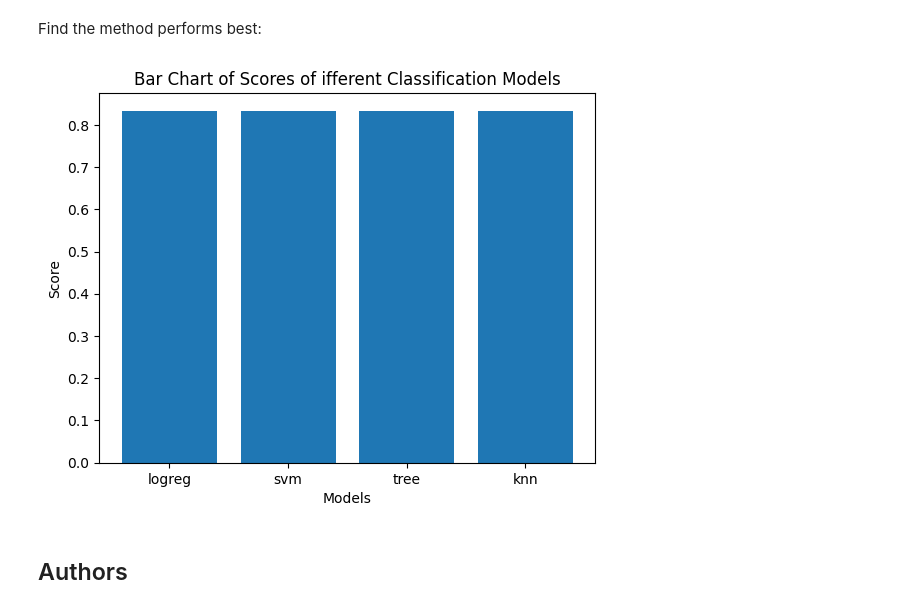
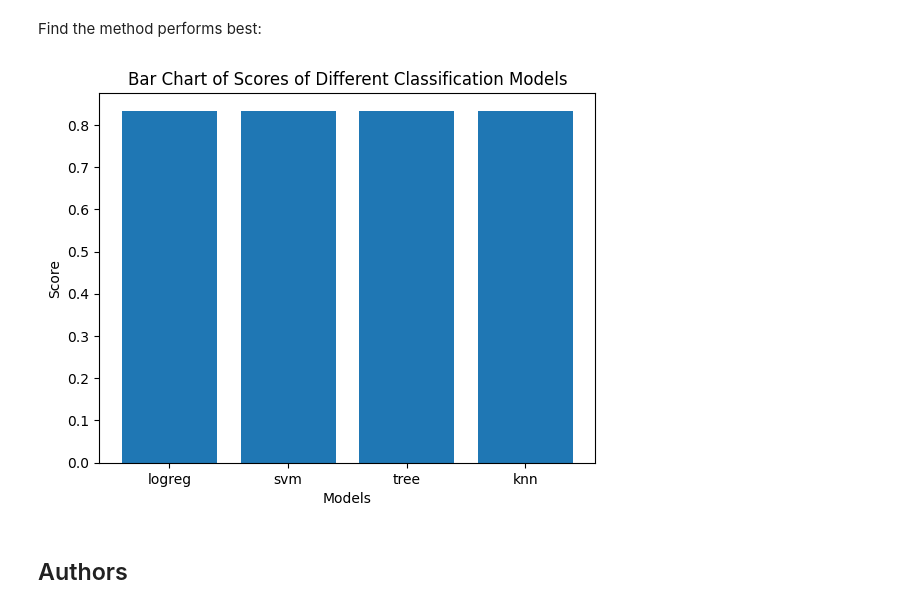
Before and after one commit to imyufanli/Coursera-Notebook-Lab, a Jupyter notebook: 10.Applied_Data_Science_Capstone/week4/SpaceX_Machine_Learning_Prediction.ipynb, the cells around one changed output. Drawn from its saved outputs; the diff is of its cells as text; code cells hidden in the pictures.

Commit message:
Fixed bar chart title typo.

```diff
--- a/10.Applied_Data_Science_Capstone/week4/SpaceX_Machine_Learning_Prediction.ipynb
+++ b/10.Applied_Data_Science_Capstone/week4/SpaceX_Machine_Learning_Prediction.ipynb
@@ -337,19 +337,19 @@ Find the method performs best:
 # %%
 model_score = {
     'logreg': float(logreg_cv.score(X_test, Y_test)),
     'svm': float(svm_cv.score(X_test, Y_test)),
     'tree': float(tree_cv.score(X_test, Y_test)),
     'knn': float(knn_cv.score(X_test, Y_test))
 }
 models = list(model_score.keys())
 scores = list(model_score.values())
 plt.bar(models, scores)
 plt.xlabel("Models")
 plt.ylabel("Score")
-plt.title("Bar Chart of Scores of ifferent Classification Models")
+plt.title("Bar Chart of Scores of Different Classification Models")
 plt.show()
 # %% [output]
-[figure, old version]
+[figure, new version]
 # %% [markdown]
 ## Authors
 # %% [markdown]
```
Also changed, not shown: parts of 1 cell of this notebook.
